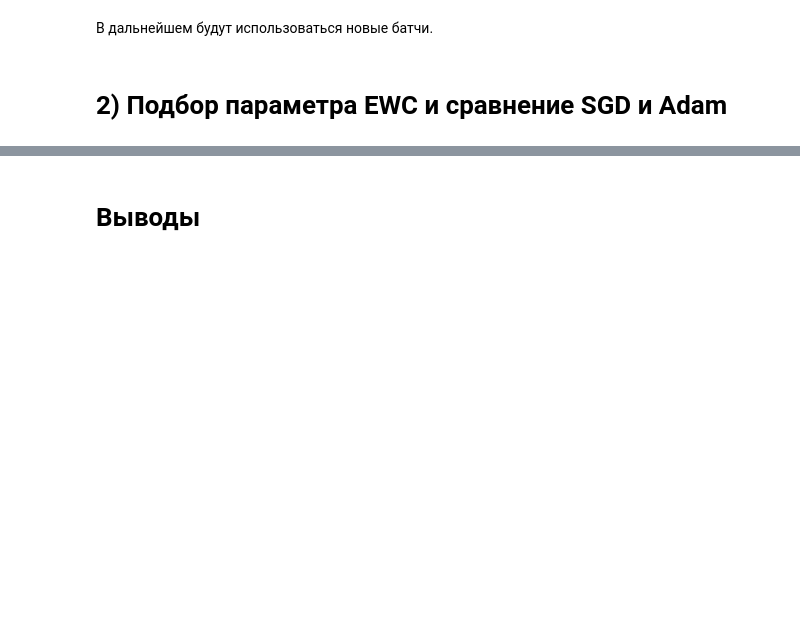
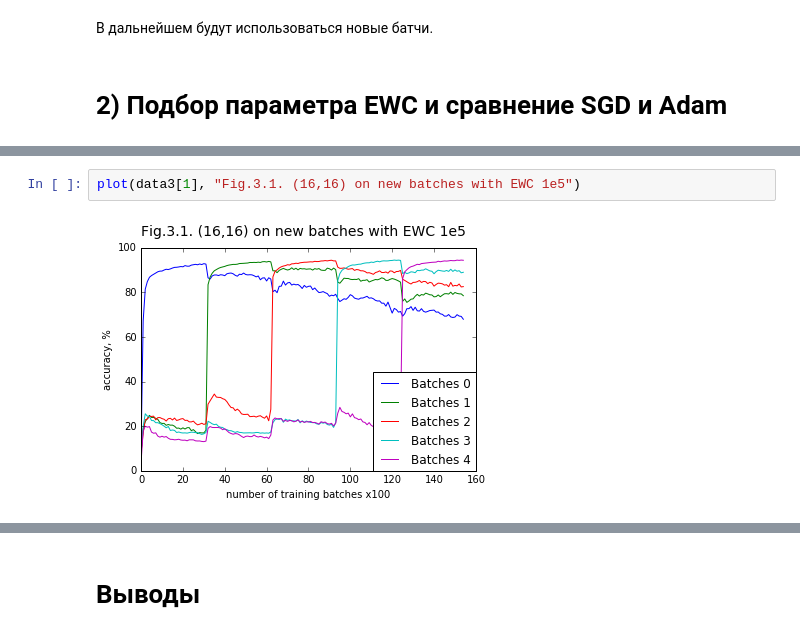
Before and after one commit to AnatoliiPotapov/MNIST-EWC, a Jupyter notebook: notebooks/mnist_permutations.ipynb, the cells around one changed output, grey strips where cells are left out. Drawn from its saved outputs; the diff is of its cells as text; blank space fills up the shorter version.

```diff
--- a/notebooks/mnist_permutations.ipynb
+++ b/notebooks/mnist_permutations.ipynb
@@ -289,0 +319,4 @@ ToDo: only for new batches
+# %%
+plot(data3[1], "Fig.3.1. (16,16) on new batches with EWC 1e5")
+# %% [output]
+[figure, added]
```
Also changed, not shown: parts of 50 cells of this notebook, 8 other files.
